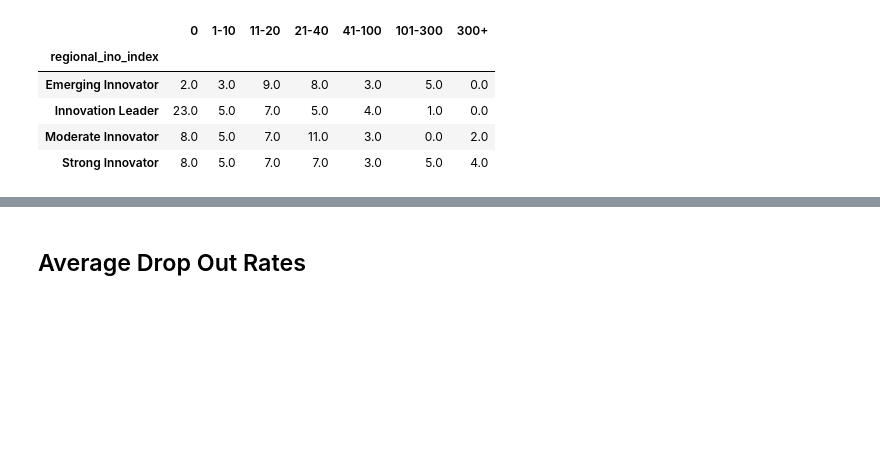
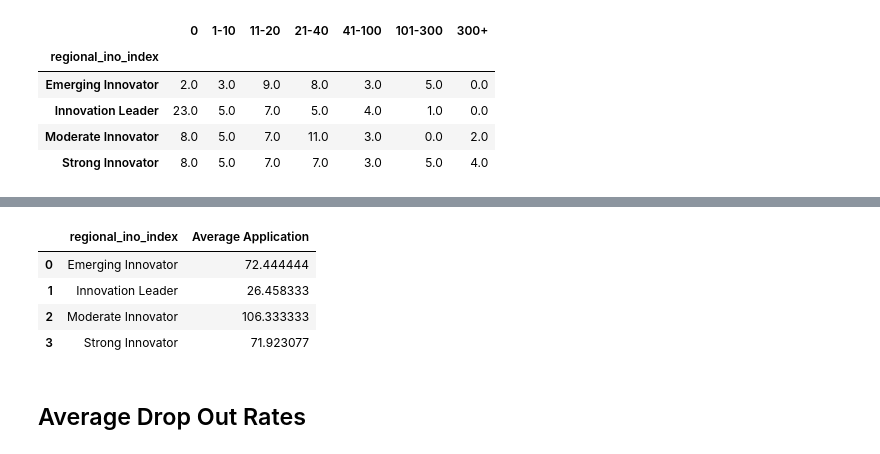
Before and after one commit to tahasarnic/EIT-surver, a Jupyter notebook: analysis.ipynb, the cells around one changed output, grey strips where cells are left out. Saved outputs shown, nothing was run; the diff lists cells and outputs as text; code cells hidden in the pictures; blank space fills up the shorter version.

```diff
--- a/analysis.ipynb
+++ b/analysis.ipynb
@@ -586,3 +609,14 @@ pd.concat([ques_15_application_1, ques_15_application_2, ques_15_application_3],
+# %%
+# Average 0 excluded
+pd.concat([df_ques_15[df_ques_15[df_ques_15.columns[2]] != 0].groupby('regional_ino_index')[df_ques_15.columns[2]].mean().reset_index().rename(columns = {df_ques_15.columns[2]:'Average Application'}),
+           df_ques_15[df_ques_15[df_ques_15.columns[6]] != 0].groupby('regional_ino_index')[df_ques_15.columns[6]].mean().reset_index().rename(columns = {df_ques_15.columns[6]:'Average Application'}),
+           df_ques_15[df_ques_15[df_ques_15.columns[10]] != 0].groupby('regional_ino_index')[df_ques_15.columns[10]].mean().reset_index().rename(columns = {df_ques_15.columns[10]:'Average Application'})], axis = 0).groupby('regional_ino_index')['Average Application'].mean().reset_index()
+# %% [output]
+|  | regional_ino_index | Average Application |
+| 0 | Emerging Innovator | 72.444444 |
+| 1 | Innovation Leader | 26.458333 |
+| 2 | Moderate Innovator | 106.333333 |
+| 3 | Strong Innovator | 71.923077 |
 # %% [markdown]
 ## Average Drop Out Rates
 # %%
```
Also changed, not shown: parts of 5 cells of this notebook, 1 other file.
